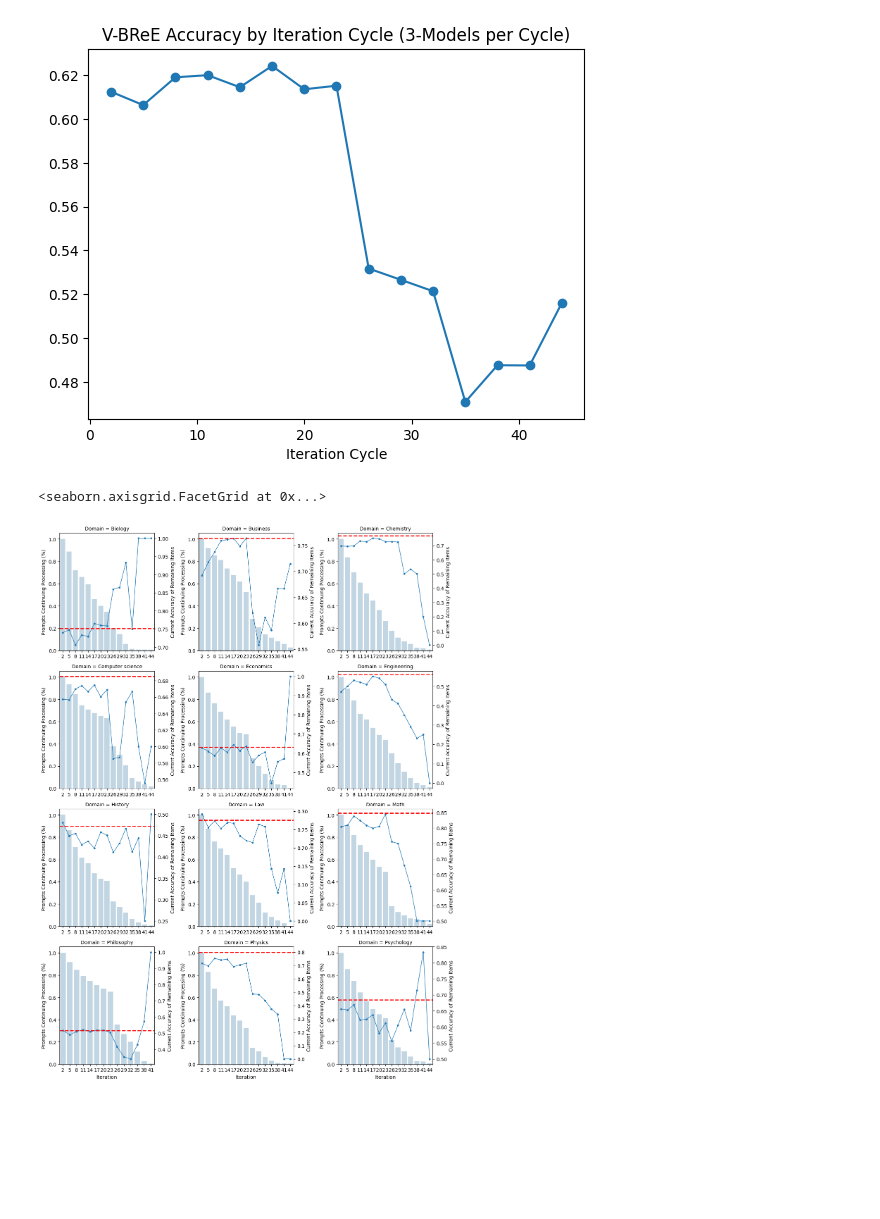
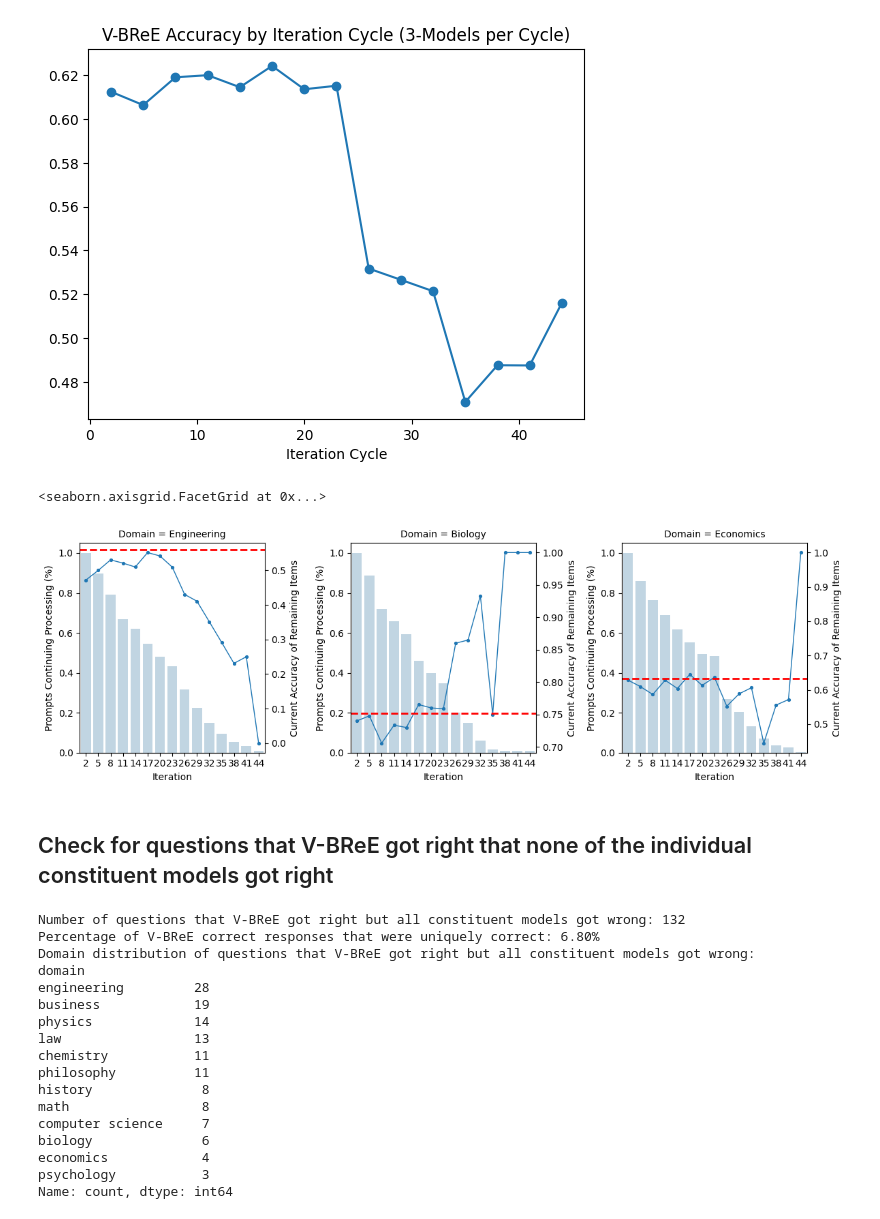
Before and after one commit to JasonIves/V-BReE, a Jupyter notebook: results/v_bree_accuracy_assessment.ipynb, the cells around one changed output. Drawn from its saved outputs; the diff is of its cells as text; code cells hidden in the pictures; blank space fills up the shorter version.

```diff
--- a/results/v_bree_accuracy_assessment.ipynb
+++ b/results/v_bree_accuracy_assessment.ipynb
@@ -17,7 +17,7 @@ sample = pd.read_csv("../data/mmlu_pro_12_cat_250_sample_20260306.csv")
 
 data = pd.read_csv('../data/full_sample_results/v-bree_mmlupro_test_0_3000_20260306_final.csv')
 
-merged = pd.merge(data, sample[["question_id", "answer"]], c)
+merged = pd.merge(data, sample[["question_id", "answer"]], left_on = "id", right_on = "question_id", how = "left")
 
 chosen_responses = merged[merged["chosen_response"] == True]
 
@@ -489,32 +563,77 @@ def plot_accuracy_by_cycle(data, **kwargs):
     ax2.axhline(y=data[kwargs['y3']].iloc[0], color='red', linestyle='--', label='Overall Domain Accuracy', linewidth = 2)
 
 
 ##ACCURACY OF QUESTIONS THAT MAKE IT TO EACH CYCLE ENDPOINT AT THAT POINT (NOT AT FINAL ANSWER)
 domain_cycle_accuracy = cycle_endpoints.groupby(["domain", "iteration"])["answer"].apply(lambda x: (x == cycle_endpoints.loc[x.index, "selected_choice"]).mean()).reset_index().rename(columns={"answer": "Accuracy"})
 q_count_by_domain = merged["id"].groupby(merged["domain"]).nunique()
 
 iter_counts_by_domain = cycle_endpoints.groupby(["domain", "iteration"])[["iteration"]].count()
 iter_counts_by_domain.rename(columns={"iteration": "itercount"}, inplace=True)
 iter_counts_by_domain["domain"] = iter_counts_by_domain.index.get_level_values("domain")
 iter_counts_by_domain["iteration"] = iter_counts_by_domain.index.get_level_values("iteration")
 iter_counts_by_domain.reset_index(drop=True, inplace=True)
 
 iter_counts_by_domain["completed_prompts"] = q_count_by_domain.reindex(iter_counts_by_domain["domain"]).values - iter_counts_by_domain["itercount"]
 iter_counts_by_domain["pct_remaining"] = (q_count_by_domain.reindex(iter_counts_by_domain["domain"]).values - iter_counts_by_domain["completed_prompts"]) / q_count_by_domain.reindex(iter_counts_by_domain["domain"]).values
 
 
 # iter_counts_by_domain["remaining_this_cycle"] = iter_counts_by_domain["completed_prompts"] - iter_counts_by_domain["completed_prompts"].shift(1)
 # iter_counts_by_domain.loc[iter_counts_by_domain["remaining_this_cycle"] < 0, "remainingthis_cycle"] = 0
 # iter_counts_by_domain.loc[iter_counts_by_domain["remaining_this_cycle"].isna(), "remaining_this_cycle"] = 0
 # iter_counts_by_domain["remaining_this_cycle"] = iter_counts_by_domain["remaining_this_cycle"] / q_count_by_domain.reindex(iter_counts_by_domain["domain"]).values
 
 domain_cycle_accuracy = pd.merge(domain_cycle_accuracy, iter_counts_by_domain[["domain", "iteration", "pct_remaining"]], on = ["domain", "iteration"], how = "left")
 domain_cycle_accuracy["domain"] = domain_cycle_accuracy["domain"].str.capitalize()
 domain_cycle_accuracy.rename(columns={"domain": "Domain", "iteration": "Iteration", "Accuracy": "Current Accuracy of Remaining Items", "pct_remaining": "Prompts Continuing Processing (%)"}, inplace=True)
 domain_cycle_accuracy["Domain Accuracy"] = accuracy_by_domain_df.set_index("Domain").reindex(domain_cycle_accuracy["Domain"])["V-BReE Accuracy"].values
 
-g = sns.FacetGrid(domain_cycle_accuracy, col="Domain", sharex = False, col_wrap=3, height=4)
+focus_domains = ["Engineering", "Biology", "Economics"]
+focus_cycle_accuracy = domain_cycle_accuracy[domain_cycle_accuracy["Domain"].isin(focus_domains)]
+focus_cycle_accuracy["Domain"] = pd.Categorical(focus_cycle_accuracy["Domain"], categories=focus_domains, ordered=True)
+focus_cycle_accuracy.sort_values(["Domain", "Iteration"], inplace=True)
+
+
+g = sns.FacetGrid(focus_cycle_accuracy, col="Domain", sharex = False, col_wrap=3, height=4)
+
 g.map_dataframe(plot_accuracy_by_cycle, x = "Iteration", y1 = "Current Accuracy of Remaining Items", y2 = "Prompts Continuing Processing (%)", y3 = "Domain Accuracy")
 # %% [output]
 <seaborn.axisgrid.FacetGrid at 0x...>
-[figure, old version]
+[figure, new version]
+# %% [markdown]
+## Check for questions that V-BReE got right that none of the individual constituent models got right
+# %%
+##CHECK FOR QUESTIONS THAT V-BReE GOT RIGHT BUT ALL CONSTITUENT MODELS GOT WRONG IN INDEPENDENTLY CHOSEN RESPONSE
+##LIST OF CORRECT RESPONSESE FOR V-BReE
+v_bree_correct_responses = chosen_responses[chosen_responses["answer"] == chosen_responses["selected_choice"]]["id"].tolist()
+
+gpt_incorrect_responses = gpt_merged[gpt_merged["answer"] != gpt_merged["selected_choice"]]["id"].tolist()
+qwen_incorrect_responses = qwen_merged[qwen_merged["answer"] != qwen_merged["selected_choice"]]["id"].tolist()
+llama_incorrect_responses = llama_merged[llama_merged["answer"] != llama_merged["selected_choice"]]["id"].tolist()
+
+v_bree_new_correct_ids = [id for id in v_bree_correct_responses if id in gpt_incorrect_responses and id in qwen_incorrect_responses and id in llama_incorrect_responses]
+
+print(f"Number of questions that V-BReE got right but all constituent models got wrong: {len(v_bree_new_correct_ids)}")
+print(f"Percentage of V-BReE correct responses that were uniquely correct: {len(v_bree_new_correct_ids) / len(v_bree_correct_responses) * 100:.2f}%")
+
+##DOMAIN OF QUESTIONS THAT V-BReE GOT RIGHT BUT ALL CONSTITUENT MODELS GOT WRONG
+v_bree_new_correct_domains = chosen_responses[chosen_responses["id"].isin(v_bree_new_correct_ids)]["domain"].value_counts()
+print("Domain distribution of questions that V-BReE got right but all constituent models got wrong:")
+print(v_bree_new_correct_domains)
+# %% [output]
+Number of questions that V-BReE got right but all constituent models got wrong: 132
+Percentage of V-BReE correct responses that were uniquely correct: 6.80%
+Domain distribution of questions that V-BReE got right but all constituent models got wrong:
+domain
+engineering         28
+business            19
+physics             14
+law                 13
+chemistry           11
+philosophy          11
+history              8
+math                 8
+computer science     7
+biology              6
+economics            4
+psychology           3
+Name: count, dtype: int64
```
Also changed, not shown: parts of 11 cells of this notebook, 4 other files.
